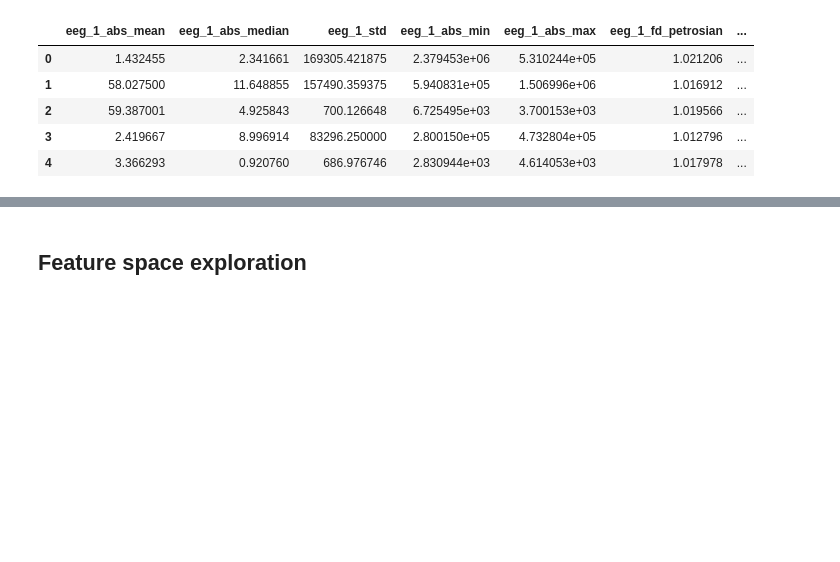
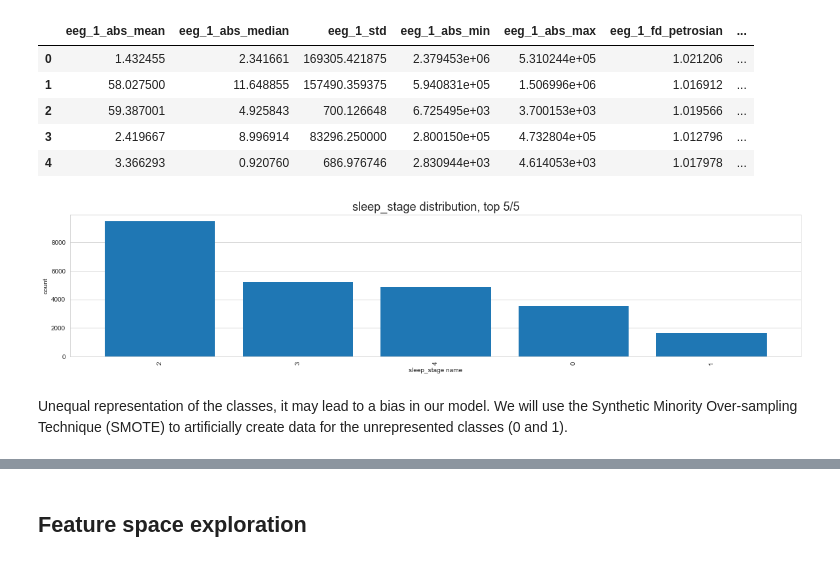
Before and after one commit to BaptisteGrs/dreem_headband_challenge, a Jupyter notebook: Training.ipynb, the cells around one changed output, grey strips where cells are left out. Saved outputs shown, nothing was run; the diff lists cells and outputs as text; code cells hidden in the pictures; blank space fills up the shorter version.

```diff
--- a/Training.ipynb
+++ b/Training.ipynb
@@ -30,3 +30,9 @@ x_train.head()
 | 2 | 59.387001 | 4.925843 | 700.126648 | 6.725495e+03 | 3.700153e+03 | 1.019566 | ... |
 | 3 | 2.419667 | 8.996914 | 83296.250000 | 2.800150e+05 | 4.732804e+05 | 1.012796 | ... |
 | 4 | 3.366293 | 0.920760 | 686.976746 | 2.830944e+03 | 4.614053e+03 | 1.017978 | ... |
+# %%
+plot_categorical_distribution(train_labels, col='sleep_stage', n_x=5)
+# %% [output]
+[figure, added]
+# %% [markdown]
+Unequal representation of the classes, it may lead to a bias in our model. We will use the Synthetic Minority Over-sampling Technique (SMOTE) to artificially create data for the unrepresented classes (0 and 1).
```
Also changed, not shown: parts of 22 cells of this notebook, 3 other files.
